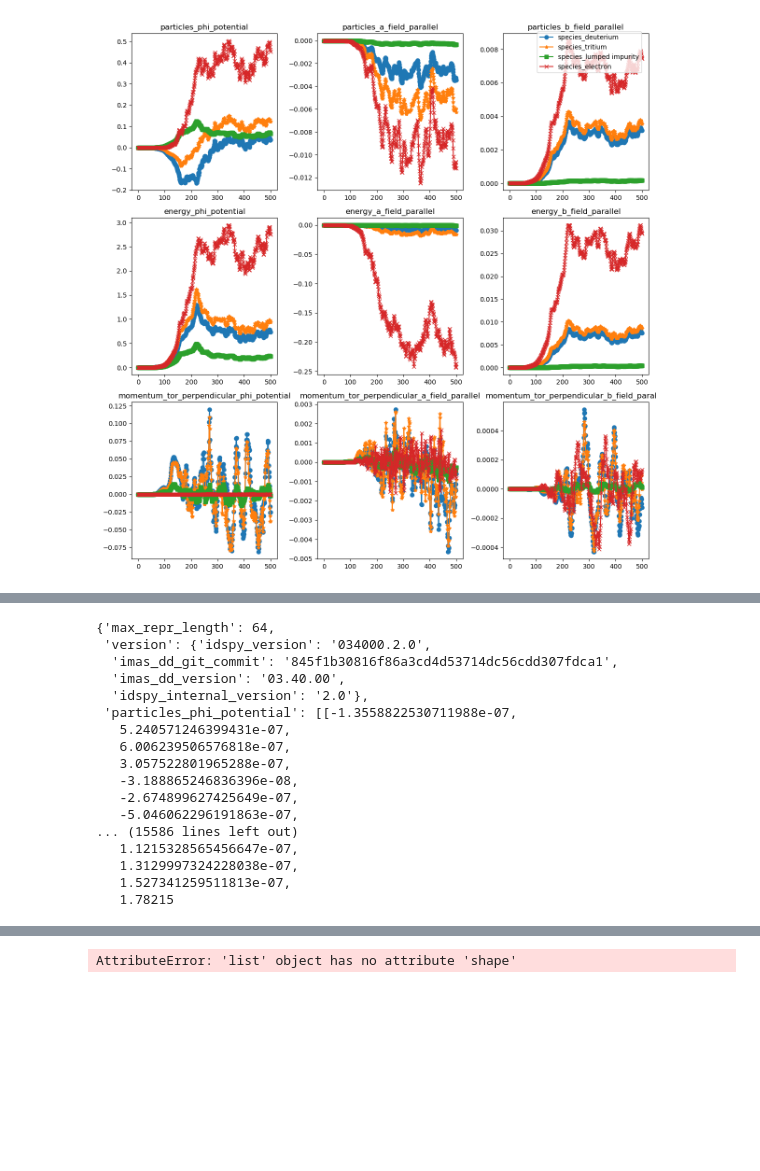
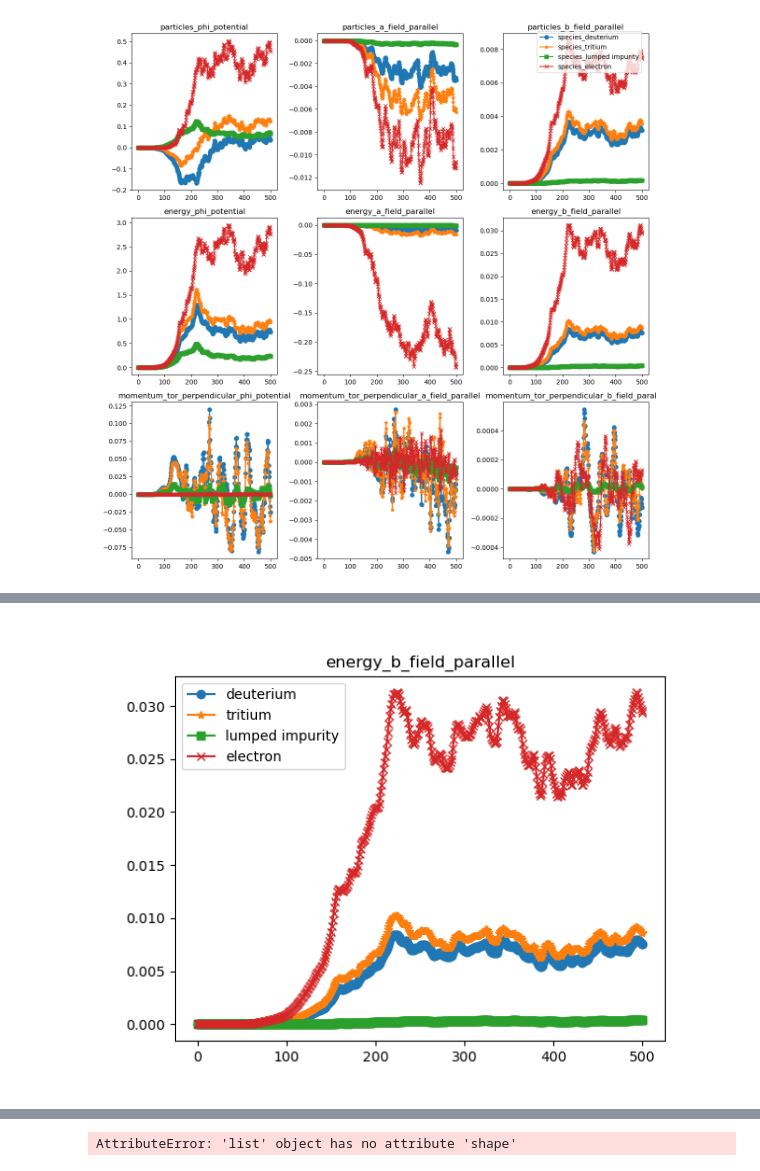
Before and after one commit to Sapientai/MGKDB, a Jupyter notebook: exploration_nbks/9_IMAS_checks_nonlinear_CGYRO.ipynb, the cells around one changed output, grey strips where cells are left out. Cells and saved outputs as stored; diff of their text form; code cells hidden in the pictures; blank space fills up the shorter version.

Commit message:
Added notebook for plotting IMAS quantities from Database at NERSC after connecting remotely

```diff
--- a/exploration_nbks/9_IMAS_checks_nonlinear_CGYRO.ipynb
+++ b/exploration_nbks/9_IMAS_checks_nonlinear_CGYRO.ipynb
@@ -154,22 +154,13 @@ imas.keys()
 # %%
-imas['code']
+# Custom plots
+
+key = plot_vars[5]
+
+plt.figure()
+for (i,j),marker in zip(enumerate(species),itertools.cycle('o*sxDhp')):
+    plt.plot(t1[key][i], marker=marker, label=f'{j}')
+plt.title(key)
+plt.legend()
+plt.show()
+# %% [output]
+[figure, added]
-# %%
-t1
-# %% [output]
-{'max_repr_length': 64,
- 'version': {'idspy_version': '034000.2.0',
-  'imas_dd_git_commit': '845f1b30816f86a3cd4d53714dc56cdd307fdca1',
-  'imas_dd_version': '03.40.00',
-  'idspy_internal_version': '2.0'},
- 'particles_phi_potential': [[-1.3558822530711988e-07,
-   5.240571246399431e-07,
-   6.006239506576818e-07,
-   3.057522801965288e-07,
-   -3.188865246836396e-08,
-   -2.674899627425649e-07,
-   -5.046062296191863e-07,
-... (15586 lines left out)
-   1.1215328565456647e-07,
-   1.3129997324228038e-07,
-   1.527341259511813e-07,
-   1.78215
```
Also changed, not shown: parts of 3 cells of this notebook, 2 other files.
